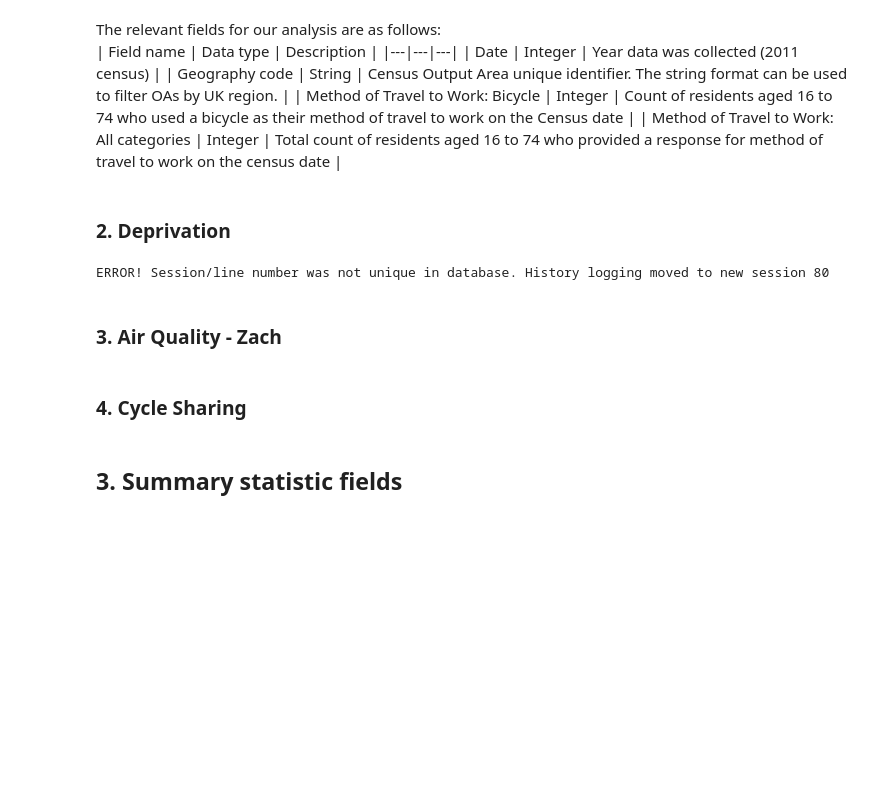
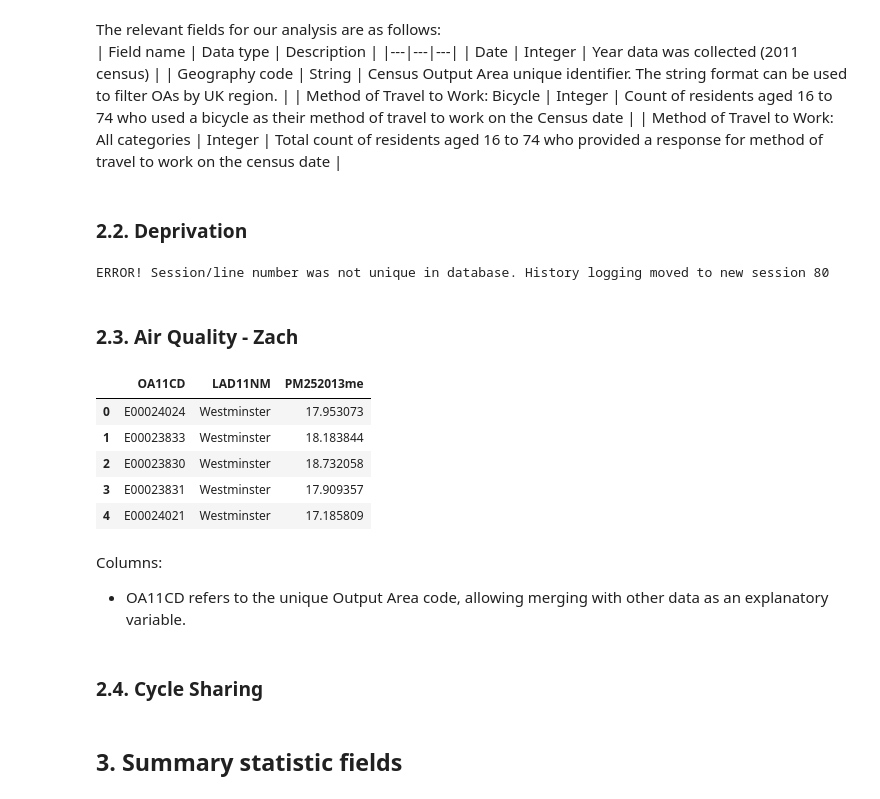
Before and after one commit to ZacharyP-E/qm_group25, a Jupyter notebook: qm_group_code.ipynb, the cells around one changed output. Saved outputs shown, nothing was run; the diff lists cells and outputs as text; code cells hidden in the pictures; blank space fills up the shorter version.

```diff
--- a/qm_group_code.ipynb
+++ b/qm_group_code.ipynb
@@ -108,12 +115,12 @@ The relevant fields for our analysis are as follows:
 | Method of Travel to Work: Bicycle  | Integer  | Count of residents aged 16 to 74 who used a bicycle as their method of travel to work on the Census date  |
 | Method of Travel to Work: All categories  | Integer  | Total count of residents aged 16 to 74 who provided a response for method of travel to work on the census date  |
 # %% [markdown]
-### 2. Deprivation
+### 2.2. Deprivation
 # %%
 deprivation = pd.read_csv('https://github.com/ZacharyP-E/qm_group25/blob/fcde288de69abe4f7dd76d6b156ebd82201d619a/data/deprivation_oa.csv')
 deprivation.head(10)
 # %% [output]
 ERROR! Session/line number was not unique in database. History logging moved to new session 80
 # %% [markdown]
-### 3. Air Quality - Zach
+### 2.3. Air Quality - Zach
 # %%
@@ -120,5 +128,18 @@ ERROR! Session/line number was not unique in database. History logging moved to
 aq_df = pd.read_csv("data/OA2_PM25_2013.csv")
+# %%
+#Identifying usable columns
+aq_df.head()
+# %% [output]
+|  | OA11CD | LAD11NM | PM252013me |
+| 0 | E00024024 | Westminster | 17.953073 |
+| 1 | E00023833 | Westminster | 18.183844 |
+| 2 | E00023830 | Westminster | 18.732058 |
+| 3 | E00023831 | Westminster | 17.909357 |
+| 4 | E00024021 | Westminster | 17.185809 |
+# %% [markdown]
+Columns:
+- OA11CD refers to the unique Output Area code, allowing merging with other data as an explanatory variable.
 # %% [markdown]
-### 4. Cycle Sharing
+### 2.4. Cycle Sharing
 # %% [markdown]
 ## 3. Summary statistic fields
```
Also changed, not shown: parts of 10 cells of this notebook.
